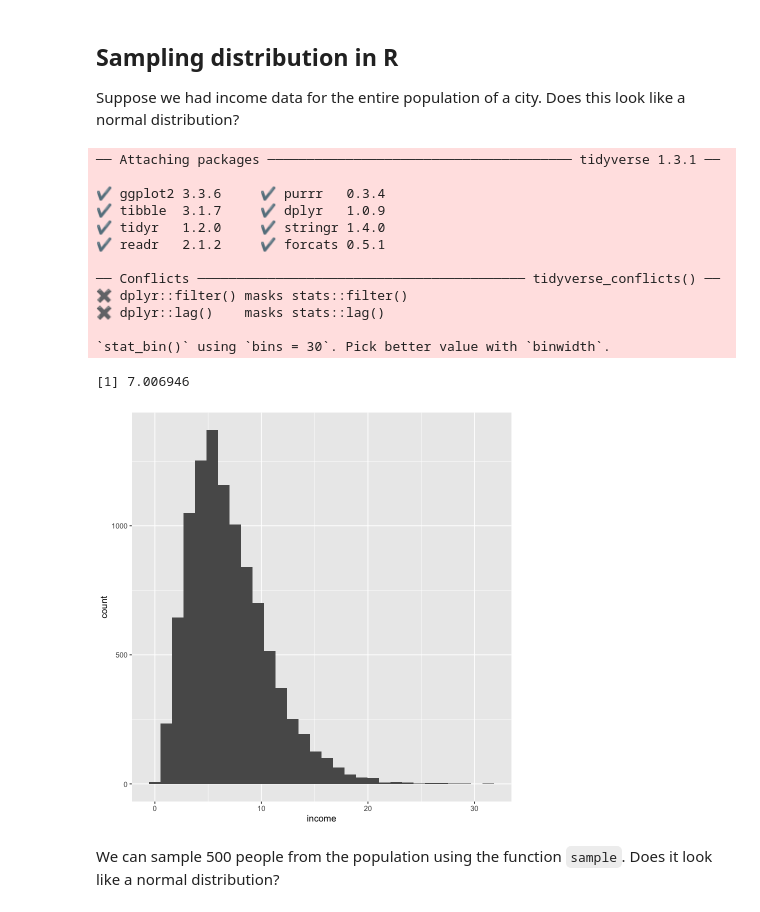
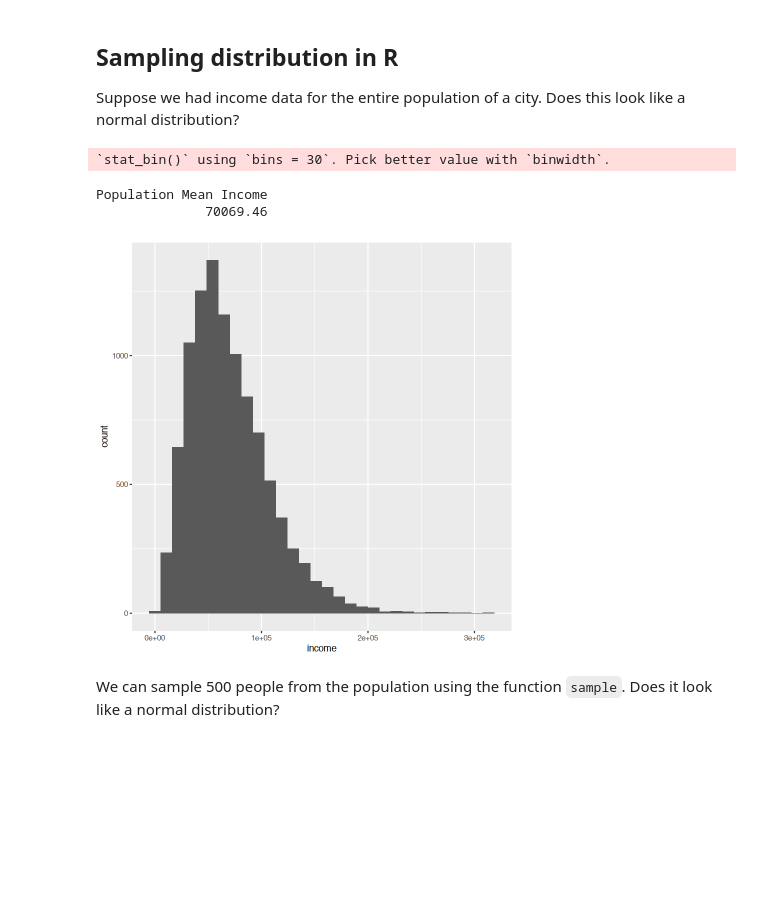
Before and after one commit to 5harad/API201-2022, a Jupyter notebook: review_sessions/review_6/review_6_answers.ipynb, the cells around one changed output. Drawn from its saved outputs; the diff is of its cells as text; code cells hidden in the pictures; blank space fills up the shorter version.

```diff
--- a/review_sessions/review_6/review_6_answers.ipynb
+++ b/review_sessions/review_6/review_6_answers.ipynb
@@ -31,27 +31,17 @@ Suppose we had income data for the entire population of a city. Does this look l
 # %%
 library(tidyverse)
 set.seed(101)
-data <- tibble(income=rchisq(10000, df = 7))
+data <- tibble(income = 1e4 * rchisq(10000, df = 7))
 
 ggplot(data) +
-geom_histogram(aes(x=income))
+    geom_histogram(aes(x = income))
 
-mean(data$income)
+c("Population Mean Income" = mean(data$income))
 # %% [output]
-── Attaching packages ─────────────────────────────────────── tidyverse 1.3.1 ──
-
-✔ ggplot2 3.3.6     ✔ purrr   0.3.4
-✔ tibble  3.1.7     ✔ dplyr   1.0.9
-✔ tidyr   1.2.0     ✔ stringr 1.4.0
-✔ readr   2.1.2     ✔ forcats 0.5.1
-
-── Conflicts ────────────────────────────────────────── tidyverse_conflicts() ──
-✖ dplyr::filter() masks stats::filter()
-✖ dplyr::lag()    masks stats::lag()
-
 `stat_bin()` using `bins = 30`. Pick better value with `binwidth`.
-[1] 7.006946
+Population Mean Income
+              70069.46
-[figure, old version]
+[figure, new version]
 # %% [markdown]
 We can sample 500 people from the population using the function `sample`. Does it look like a normal distribution?
 # %%
```
Also changed, not shown: parts of 43 cells of this notebook.
